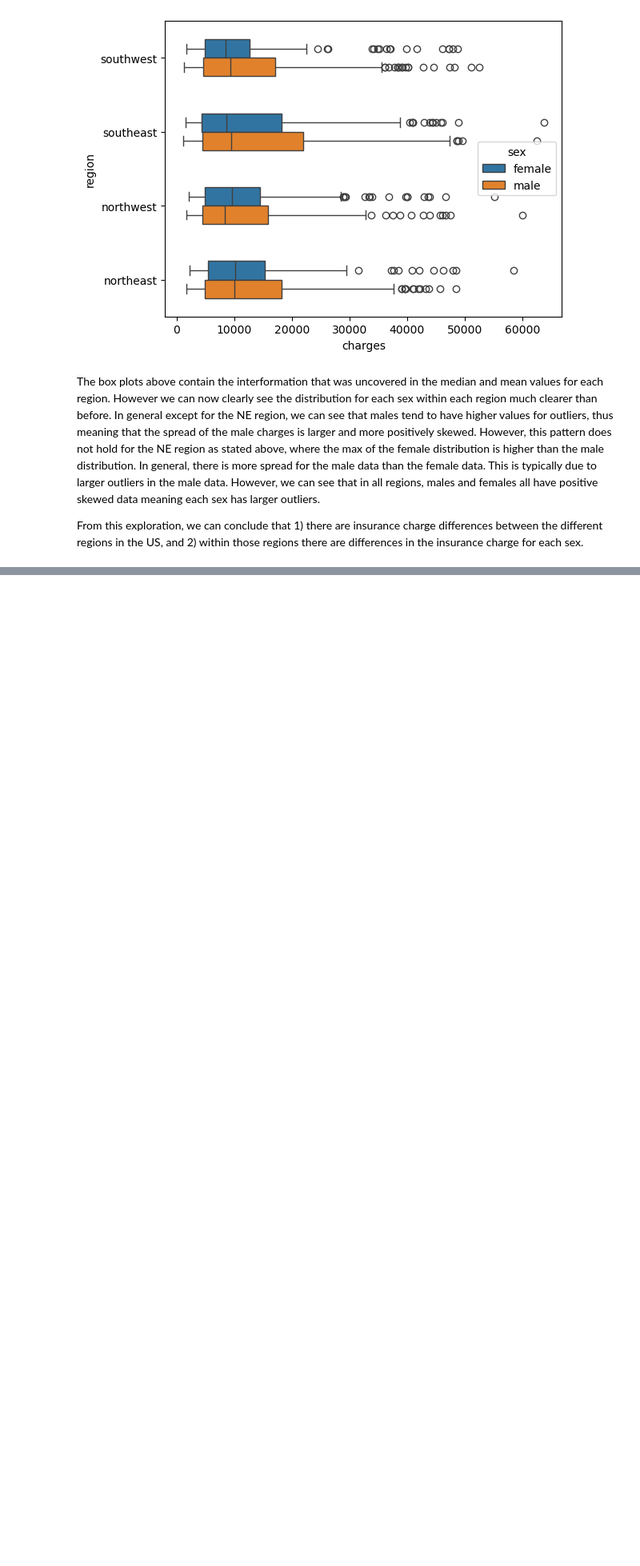
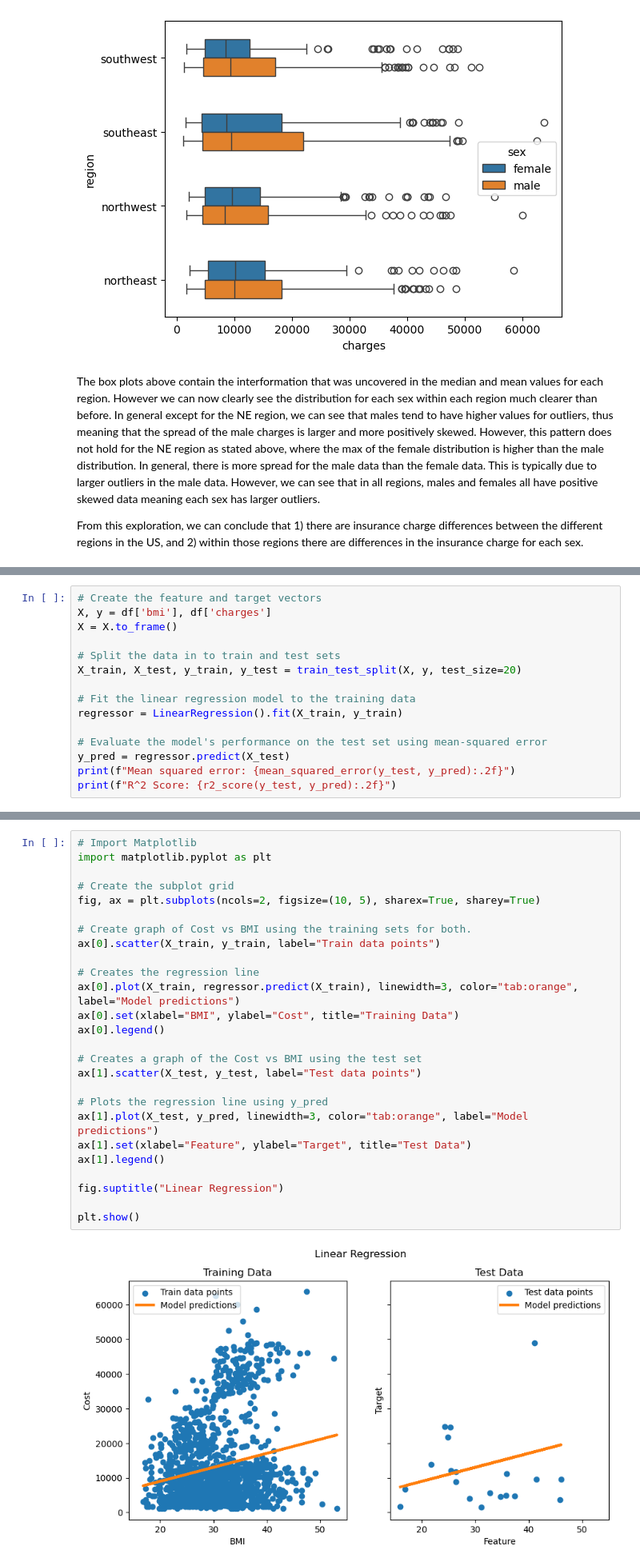
Before and after one commit to nadkannan/health-data-analytics, a Jupyter notebook: us-medical-insurance-costs.ipynb, the cells around one changed output, grey strips where cells are left out. Shown at 80% size. Drawn from its saved outputs; the diff is of its cells as text; blank space fills up the shorter version.

Commit message:
Added linear regression model

```diff
--- a/us-medical-insurance-costs.ipynb
+++ b/us-medical-insurance-costs.ipynb
@@ -224,0 +238,15 @@ From this exploration, we can conclude that 1) there are insurance charge differ
+# %%
+# Create the feature and target vectors
+X, y = df['bmi'], df['charges']
+X = X.to_frame()
+
+# Split the data in to train and test sets
+X_train, X_test, y_train, y_test = train_test_split(X, y, test_size=20)
+
+# Fit the linear regression model to the training data
+regressor = LinearRegression().fit(X_train, y_train)
+
+# Evaluate the model's performance on the test set using mean-squared error
+y_pred = regressor.predict(X_test)
+print(f"Mean squared error: {mean_squared_error(y_test, y_pred):.2f}")
+print(f"R^2 Score: {r2_score(y_test, y_pred):.2f}")
@@ -224,0 +260,28 @@ From this exploration, we can conclude that 1) there are insurance charge differ
+# %%
+# Import Matplotlib
+import matplotlib.pyplot as plt
+
+# Create the subplot grid
+fig, ax = plt.subplots(ncols=2, figsize=(10, 5), sharex=True, sharey=True)
+
+# Create graph of Cost vs BMI using the training sets for both.
+ax[0].scatter(X_train, y_train, label="Train data points")
+
+# Creates the regression line
+ax[0].plot(X_train, regressor.predict(X_train), linewidth=3, color="tab:orange", label="Model predictions")
+ax[0].set(xlabel="BMI", ylabel="Cost", title="Training Data")
+ax[0].legend()
+
+# Creates a graph of the Cost vs BMI using the test set
+ax[1].scatter(X_test, y_test, label="Test data points")
+
+# Plots the regression line using y_pred
+ax[1].plot(X_test, y_pred, linewidth=3, color="tab:orange", label="Model predictions")
+ax[1].set(xlabel="Feature", ylabel="Target", title="Test Data")
+ax[1].legend()
+
+fig.suptitle("Linear Regression")
+
+plt.show()
+# %% [output]
+[figure, added]
```
Also changed, not shown: parts of 10 cells of this notebook.
